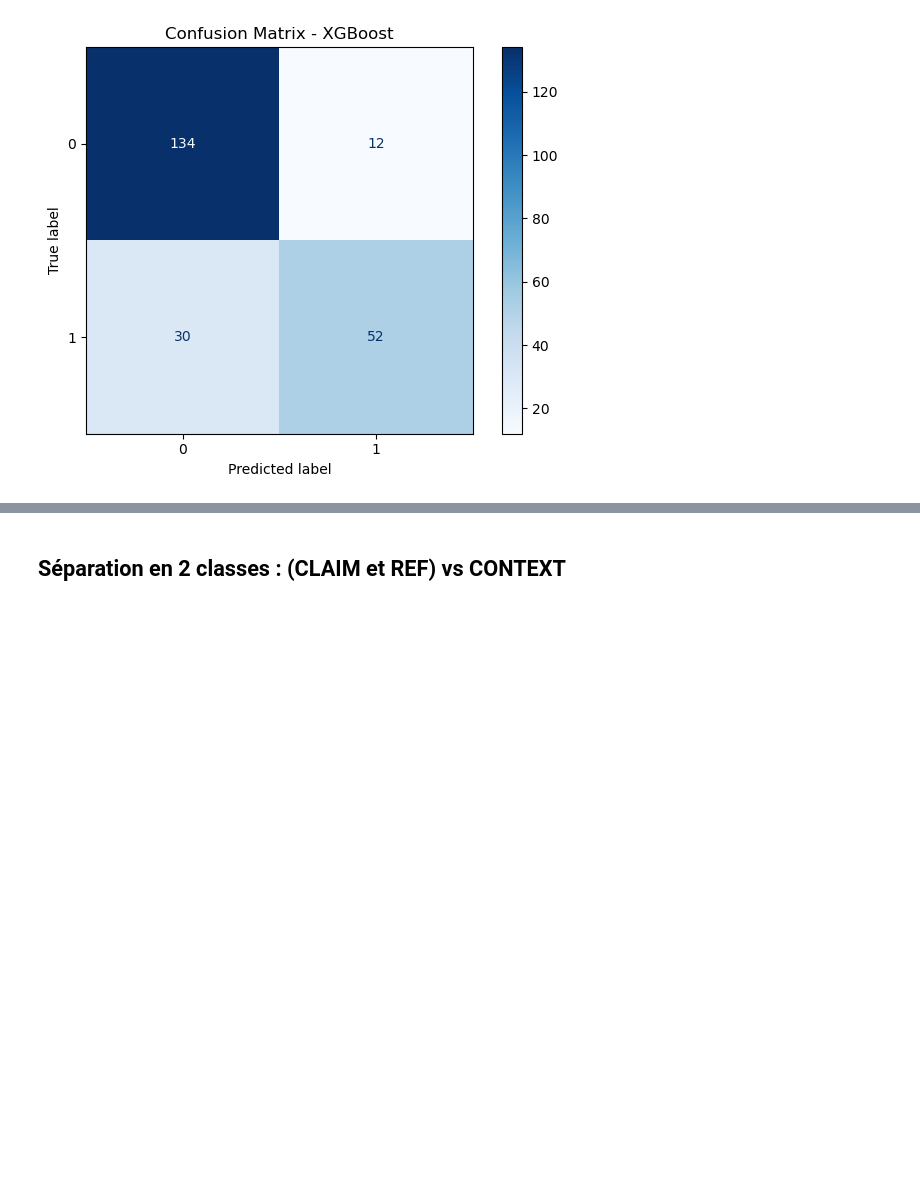
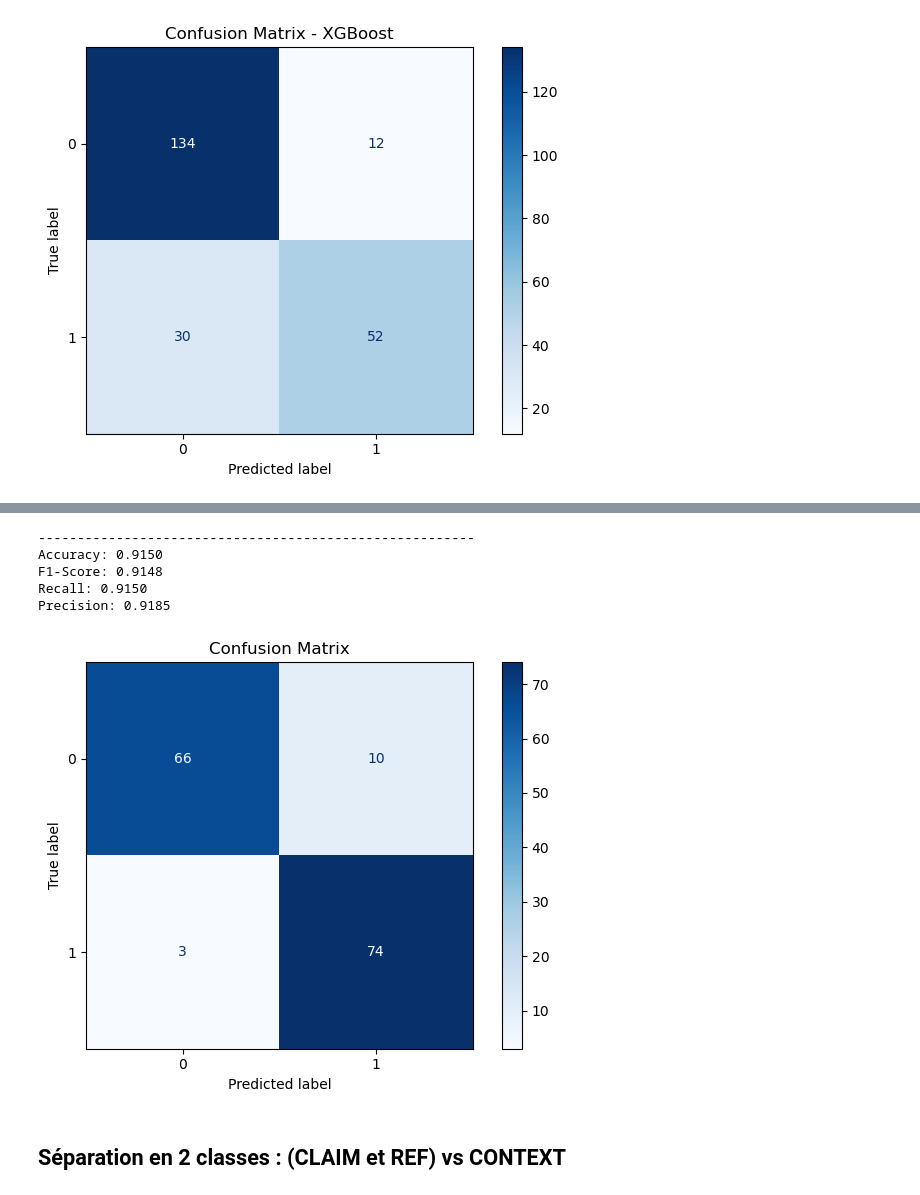
Before and after one commit to Kinadim/ML_projet, a Jupyter notebook: ML_PROJET.ipynb, the cells around one changed output, grey strips where cells are left out. Cells and saved outputs as stored; diff of their text form; code cells hidden in the pictures; blank space fills up the shorter version.

```diff
--- a/ML_PROJET.ipynb
+++ b/ML_PROJET.ipynb
@@ -225,6 +225,12 @@ for i in range(1, len(transformations) + 1):
 # %% [markdown]
 Il s'agit ensuite de déterminer pour ces combinaisons quel modèle est le plus performant, nous allons donc tester toutes les combinaisons pour chaque modèle
 # %%
+# Import RandomOverSampler
+from imblearn.over_sampling import RandomOverSampler
+from sklearn.model_selection import cross_val_score
+import pickle
+
+
 # === Modèles à tester ===
 models = {
     "Régression Logistique": LogisticRegression(class_weight='balanced', max_iter=1000),
@@ -237,10 +243,16 @@ models = {
 }
 # Stocker les résultats
 results = []
+# Créer une copie du DataFrame original
+df_copy = df.copy()
 
+# Appliquer un échantillonnage pour équilibrer les classes
+ros = RandomOverSampler(sampling_strategy='auto', random_state=42)
+X_resampled, y_resampled = ros.fit_resample(df_copy['text'].values.reshape(-1, 1), df_copy['science_related'])
+df_copy = pd.DataFrame({'text': X_resampled.flatten(), 'science_related': y_resampled})
 # === Boucle principale ===
 for i, combo in enumerate(all_combinations):
-    df_copy = df.copy()
+    df_copy = df_copy.copy()
 
     # Appliquer toutes les transformations de la combinaison
     for transform_name in combo:
@@ -259,6 +271,23 @@ for i, combo in enumerate(all_combinations):
 
     # Tester chaque modèle
     for model_name, model in models.items():
+
+        copy_model = model
+
+        # Perform 10-fold cross-validation
+        cv_scores = cross_val_score(copy_model, X_train, y_train, cv=10, scoring='accuracy')
+
+        # Calculate the mean accuracy across folds
+        mean_cv_score = cv_scores.mean()
+        std_cv_score = cv_scores.std()
+        first_quartile = np.percentile(cv_scores, 25)
+        third_quartile = np.percentile(cv_scores, 75)
+        print(f"Cross-Validation Std Dev: {std_cv_score:.4f}")
+        print(f"First Quartile (25th Percentile): {first_quartile:.4f}")
+        print(f"Third Quartile (75th Percentile): {third_quartile:.4f}")
+        print(f"Cross-Validation Accuracy (10 folds): {mean_cv_score:.4f}")
+
+
         pipeline = make_pipeline(StandardScaler(with_mean=False), model)
         pipeline.fit(X_train, y_train)
         y_pred = pipeline.predict(X_test)
@@ -272,5 +301,8 @@ for i, combo in enumerate(all_combinations):
             "y_pred": y_pred
         })
 
+        with open(model_name + '-' + "_".join(combo) + '.pkl', 'wb') as fichier_modele:
+                pickle.dump(model, fichier_modele)
+
         print(f"[{i+1}/{len(all_combinations)}] Combo: {combo} | Model: {model_name} | Acc: {acc:.4f}")
 # %% [output]
@@ -389,3 +491,30 @@ On remarque peu de faux négatif et de faux positif et à l'inverse beaucoup de
+# %%
+# Calculate additional statistics
+f1 = f1_score(y_test, y_pred, average='weighted')
+recall = recall_score(y_test, y_pred, average='weighted')
+precision = precision_score(y_test, y_pred, average='weighted')
+
+# Display the statistics
+print("--------------------------------------------------------")
+print(f"Accuracy: {acc:.4f}")
+print(f"F1-Score: {f1:.4f}")
+print(f"Recall: {recall:.4f}")
+print(f"Precision: {precision:.4f}")
+# %% [output]
+--------------------------------------------------------
+Accuracy: 0.9150
+F1-Score: 0.9148
+Recall: 0.9150
+Precision: 0.9185
+# %%
+cm = confusion_matrix(y_test, y_pred)
+disp = ConfusionMatrixDisplay(confusion_matrix=cm)
+disp.plot(cmap="Blues", values_format="d")
+plt.title("Confusion Matrix")
+plt.tight_layout()
+plt.show()
+# %% [output]
+[figure, added]
 # %% [markdown]
 ## Séparation en 2 classes : (CLAIM et REF) vs CONTEXT
 # %% [markdown]
```
Also changed, not shown: parts of 6 cells of this notebook.
